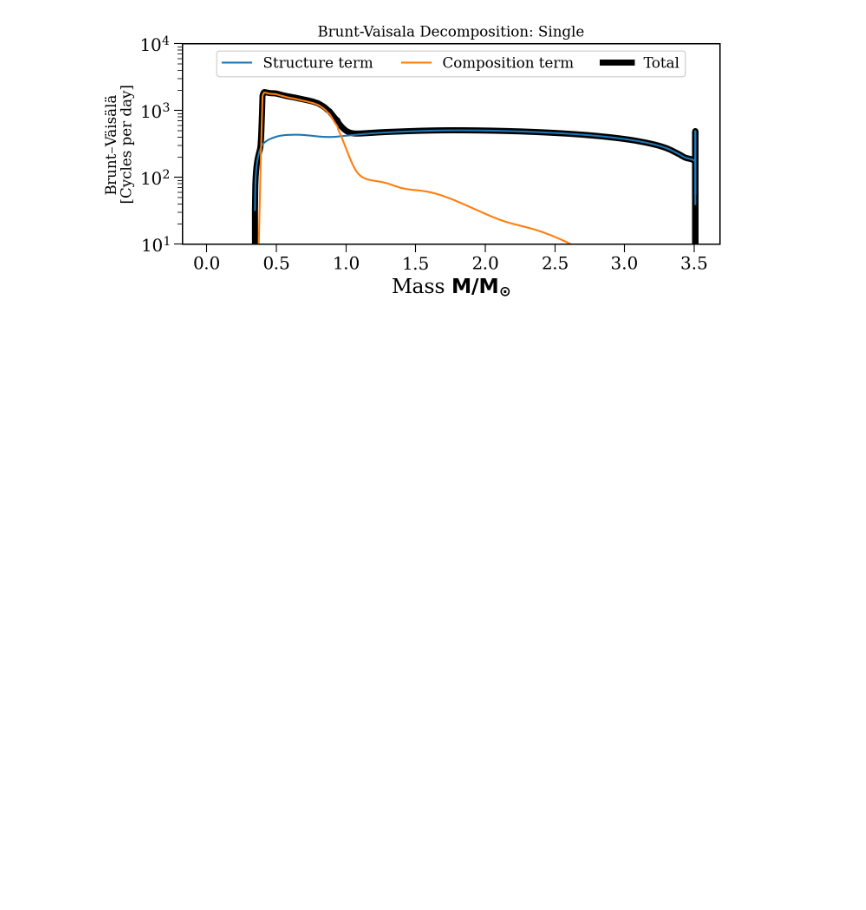
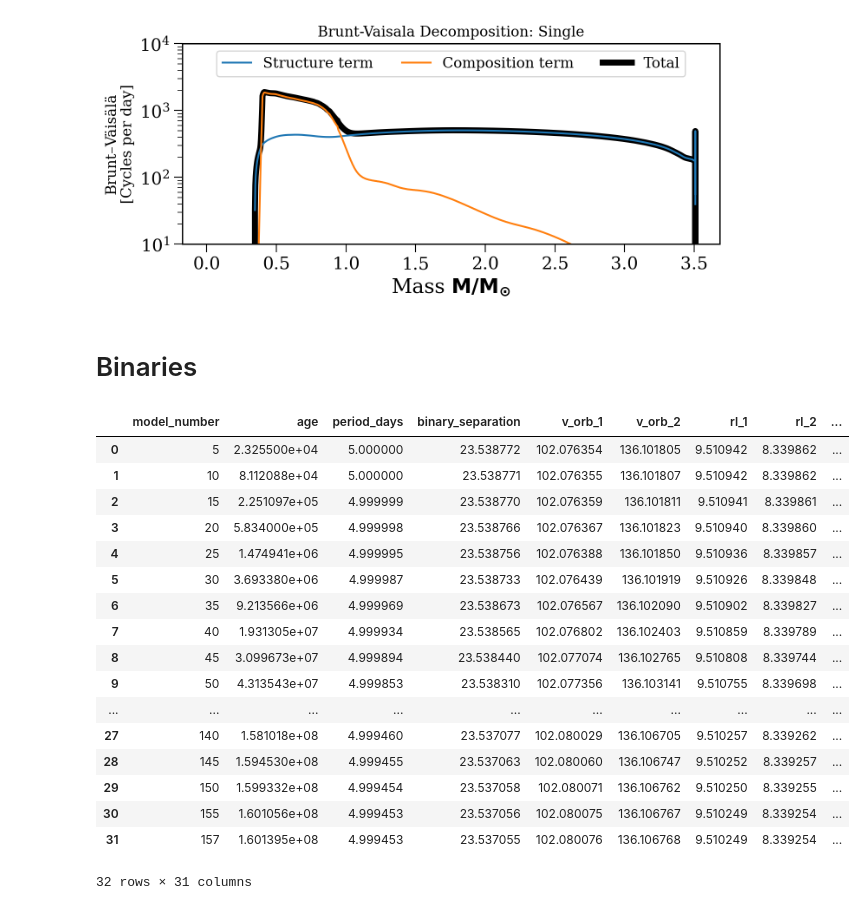
Before and after one commit to TomWagg/mass-gainer-seismology, a Jupyter notebook: notebooks/miglio_things.ipynb, the cells around one changed output. Drawn from its saved outputs; the diff is of its cells as text; code cells hidden in the pictures; blank space fills up the shorter version.

```diff
--- a/notebooks/miglio_things.ipynb
+++ b/notebooks/miglio_things.ipynb
@@ -386,3 +518,26 @@ for p, label in zip([D_mix_tracks[0].profiles[238 - 1], D_mix_tracks[1].profiles
 # %% [output]
 [figure]
 [figure]
+# %% [markdown]
+# Binaries
+# %%
+pd.read_fwf("../binary_template/LOGS_binary/binary_history.data", skiprows=5)
+# %% [output]
+|  | model_number | age | period_days | binary_separation | v_orb_1 | v_orb_2 | rl_1 | rl_2 | ... |
+| 0 | 5 | 2.325500e+04 | 5.000000 | 23.538772 | 102.076354 | 136.101805 | 9.510942 | 8.339862 | ... |
+| 1 | 10 | 8.112088e+04 | 5.000000 | 23.538771 | 102.076355 | 136.101807 | 9.510942 | 8.339862 | ... |
+| 2 | 15 | 2.251097e+05 | 4.999999 | 23.538770 | 102.076359 | 136.101811 | 9.510941 | 8.339861 | ... |
+| 3 | 20 | 5.834000e+05 | 4.999998 | 23.538766 | 102.076367 | 136.101823 | 9.510940 | 8.339860 | ... |
+| 4 | 25 | 1.474941e+06 | 4.999995 | 23.538756 | 102.076388 | 136.101850 | 9.510936 | 8.339857 | ... |
+| 5 | 30 | 3.693380e+06 | 4.999987 | 23.538733 | 102.076439 | 136.101919 | 9.510926 | 8.339848 | ... |
+| 6 | 35 | 9.213566e+06 | 4.999969 | 23.538673 | 102.076567 | 136.102090 | 9.510902 | 8.339827 | ... |
+| 7 | 40 | 1.931305e+07 | 4.999934 | 23.538565 | 102.076802 | 136.102403 | 9.510859 | 8.339789 | ... |
+| 8 | 45 | 3.099673e+07 | 4.999894 | 23.538440 | 102.077074 | 136.102765 | 9.510808 | 8.339744 | ... |
+| 9 | 50 | 4.313543e+07 | 4.999853 | 23.538310 | 102.077356 | 136.103141 | 9.510755 | 8.339698 | ... |
+| ... | ... | ... | ... | ... | ... | ... | ... | ... | ... |
+| 27 | 140 | 1.581018e+08 | 4.999460 | 23.537077 | 102.080029 | 136.106705 | 9.510257 | 8.339262 | ... |
+| 28 | 145 | 1.594530e+08 | 4.999455 | 23.537063 | 102.080060 | 136.106747 | 9.510252 | 8.339257 | ... |
+| 29 | 150 | 1.599332e+08 | 4.999454 | 23.537058 | 102.080071 | 136.106762 | 9.510250 | 8.339255 | ... |
+| 30 | 155 | 1.601056e+08 | 4.999453 | 23.537056 | 102.080075 | 136.106767 | 9.510249 | 8.339254 | ... |
+| 31 | 157 | 1.601395e+08 | 4.999453 | 23.537055 | 102.080076 | 136.106768 | 9.510249 | 8.339254 | ... |
+32 rows × 31 columns
```
Also changed, not shown: parts of 15 cells of this notebook, 1 other file.
